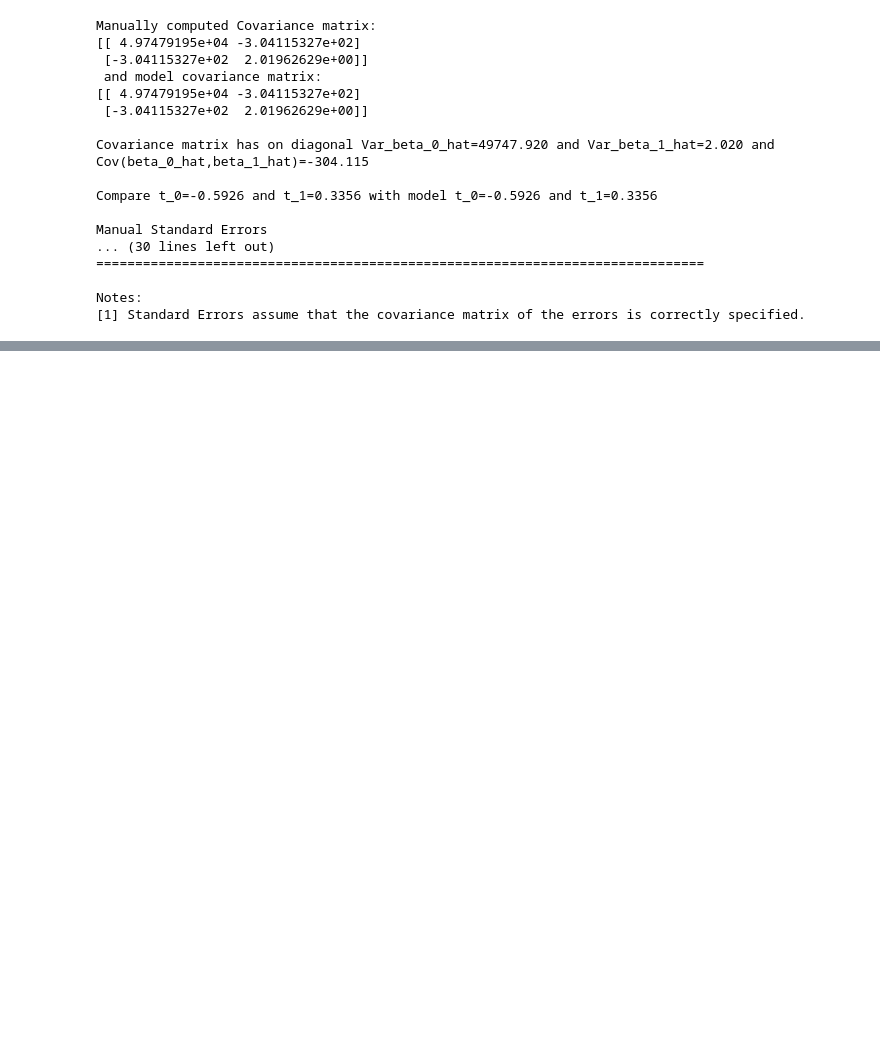
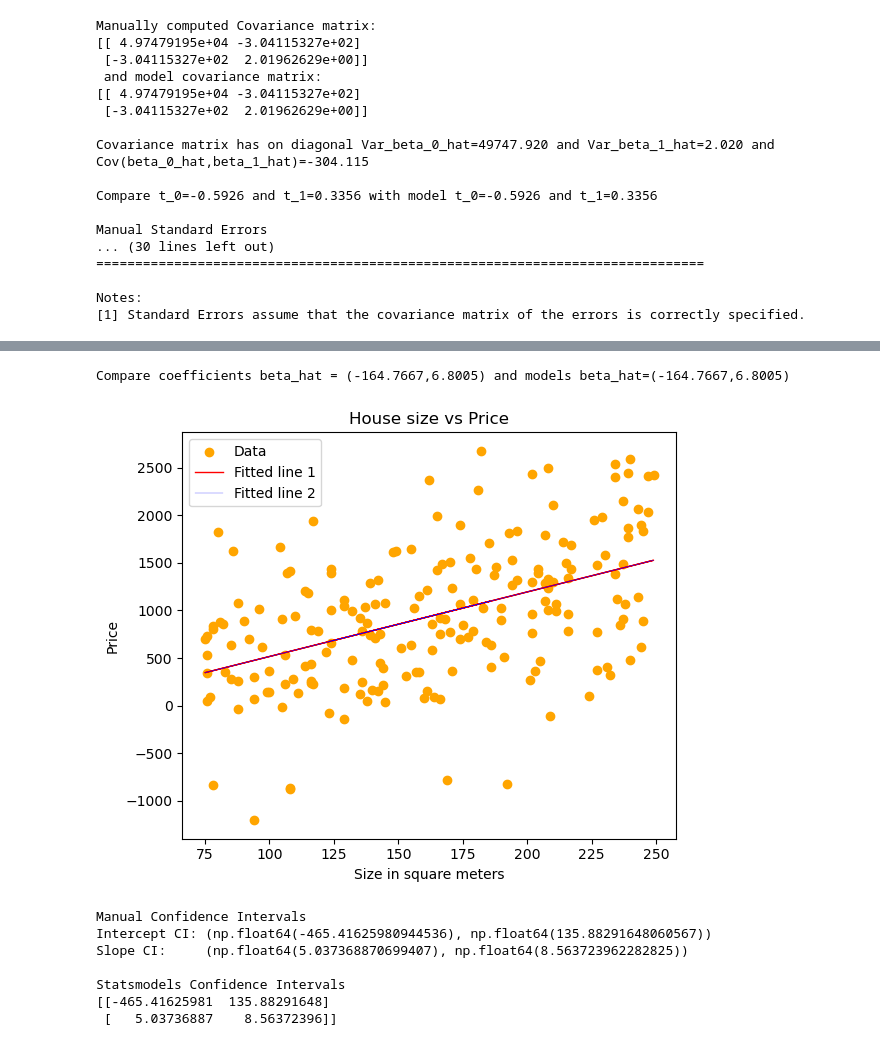
Before and after one commit to jci02/Machine-Learning-Theory, a Jupyter notebook: Supervised Learning/Regression/Linear Regression/Simple Linear Regression.ipynb, the cells around one changed output, grey strips where cells are left out. Drawn from its saved outputs; the diff is of its cells as text; code cells hidden in the pictures; blank space fills up the shorter version.

```diff
--- a/Supervised Learning/Regression/Linear Regression/Simple Linear Regression.ipynb
+++ b/Supervised Learning/Regression/Linear Regression/Simple Linear Regression.ipynb
@@ -1249,3 +1295,79 @@ Notes:
+# %%
+# Generate data
+np.random.seed(1616)
+n = 200 # number houses
+size = np.random.randint(75,250,n) # independent variable house sizes
+X = np.column_stack([np.ones(n),size]) # Regression matrix
+beta_0, beta_1 = 9,6 # true coefficients
+true_price = X @ np.array([beta_0,beta_1]) # true relationship between house size and price
+error = np.random.normal(loc=0,scale=600,size=n) # independent normal distributed errors around 0
+price = true_price + error # dependent variable price
+
+# Fit model
+beta_hat = np.linalg.inv(X.T @ X) @ (X.T @ price)
+model = LinearRegression().fit(X,price)
+print(f"Compare coefficients beta_hat = ({beta_hat[0]:.4f},{beta_hat[1]:.4f}) and models beta_hat=({model.intercept_:.4f},{model.coef_[1]:.4f})")
+
+
+# Plot
+plt.figure(figsize=(6,5))
+plt.scatter(X[:,1],price,color="orange",label="Data")
+plt.plot(X[:,1],price_hat,color="red",linewidth=1,label="Fitted line 1")
+plt.plot(X[:,1],model.predict(X),color="blue",linewidth=0.2,label="Fitted line 2")
+plt.title("House size vs Price")
+plt.xlabel("Size in square meters")
+plt.ylabel("Price")
+plt.legend()
+plt.tight_layout()
+plt.show()
+
+# Compute Var(SSE), Var(beta_0_hat) and Var(beta_1_hat)
+price_hat = X @ beta_hat
+df = n-2
+SSE = np.sum((price - price_hat)**2)
+Var_SSE = SSE / df
+mean_size = np.mean(size)
+mean_price = np.mean(price)
+Var_beta_0_hat = Var_SSE * (1/n + (mean_size**2) / np.sum((size - mean_size)**2))
+Var_beta_1_hat = Var_SSE / np.sum((size - mean_size)**2)
+
+# Compute coefficient intervals
+
+# significance level
+alpha = 0.05
+
+# critical t value
+t_crit = t.ppf(1 - alpha/2, df)
+
+# Confidence intervals (manual)
+CI_beta0 = (
+    beta_hat[0] - t_crit * np.sqrt(Var_beta_0_hat),
+    beta_hat[0] + t_crit * np.sqrt(Var_beta_0_hat)
+)
+
+CI_beta1 = (
+    beta_hat[1] - t_crit * np.sqrt(Var_beta_1_hat),
+    beta_hat[1] + t_crit * np.sqrt(Var_beta_1_hat)
+)
+
+print("\nManual Confidence Intervals")
+print(f"Intercept CI: {CI_beta0}")
+print(f"Slope CI:     {CI_beta1}")
+
+sm_model = sm.OLS(price, X).fit()
+
+print("\nStatsmodels Confidence Intervals")
+print(sm_model.conf_int(alpha))
+# %% [output]
+Compare coefficients beta_hat = (-164.7667,6.8005) and models beta_hat=(-164.7667,6.8005)
+[figure, added]
+Manual Confidence Intervals
+Intercept CI: (np.float64(-465.41625980944536), np.float64(135.88291648060567))
+Slope CI:     (np.float64(5.037368870699407), np.float64(8.563723962282825))
+
+Statsmodels Confidence Intervals
+[[-465.41625981  135.88291648]
+ [   5.03736887    8.56372396]]
 # %% [markdown]
 #### F-Test for Overall Model Significance
 
```
Also changed, not shown: parts of 6 cells of this notebook.
